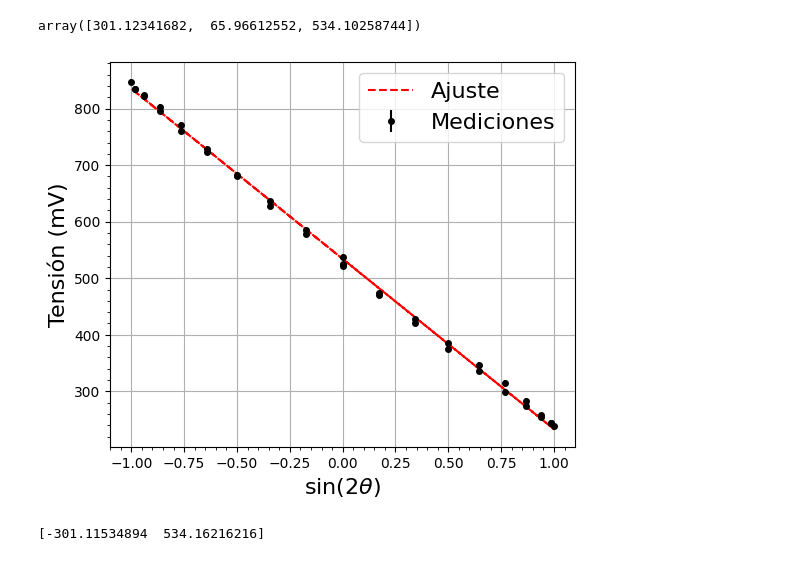
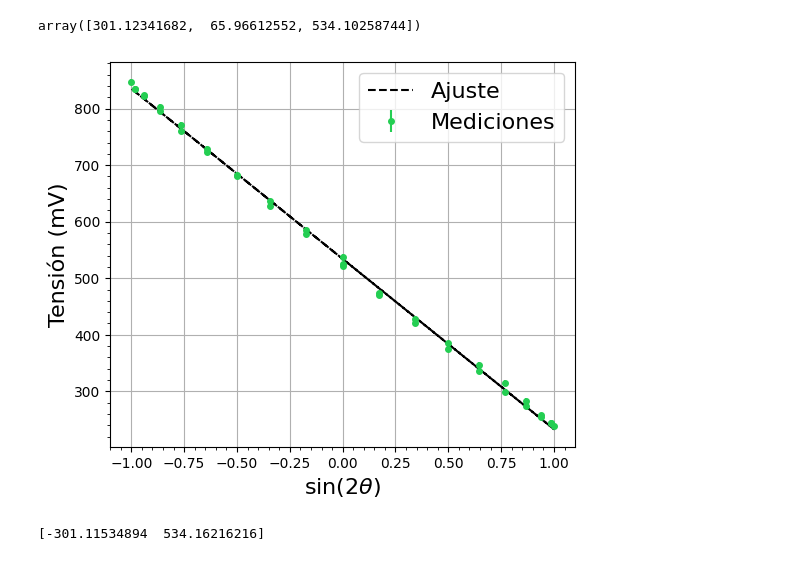
Before and after one commit to DelManuel/Magnetometro-optico, a Jupyter notebook: códigos/analisis_fotodetectores.ipynb, the cells around one changed output. Cells and saved outputs as stored; diff of their text form; code cells hidden in the pictures.

```diff
--- a/códigos/analisis_fotodetectores.ipynb
+++ b/códigos/analisis_fotodetectores.ipynb
@@ -120,17 +120,18 @@ array([301.12341682,  65.96612552, 534.10258744])
 # %%
 seno = np.sin(2*angulo_polarizador)
 
 popt, pcov = curve_fit(lineal, seno, tension_resta)
 
 fig, ax = plt.subplots(ncols = 1, figsize = (6,5))
-ax.plot(seno, lineal(seno,*popt), label = "Ajuste", ls = "--", c = "r")
-ax.errorbar(seno, tension_resta, yerr = 5*np.ones(len(angulo_polarizador)), fmt = ".k", ms = 8, label = "Mediciones")
+ax.plot(seno, lineal(seno,*popt), label = "Ajuste",  ls = "--", c = "k")
+ax.errorbar(seno, tension_resta, yerr = 5*np.ones(len(angulo_polarizador)), fmt = ".", color = "#24ce52", ms = 8, label = "Mediciones")
 ax.set_xlabel(r"$\sin(2\theta)$")
 ax.set_ylabel("Tensión (mV)")
 ax.legend()
+plt.savefig('../imagenes/Fotodetectores/resta_malus.png')
 plt.show()
 # %% [output]
-[figure, old version]
+[figure, new version]
 # %%
 print(popt)
 # %% [output]
```
Also changed, not shown: parts of 2 cells of this notebook, 4 other files.
